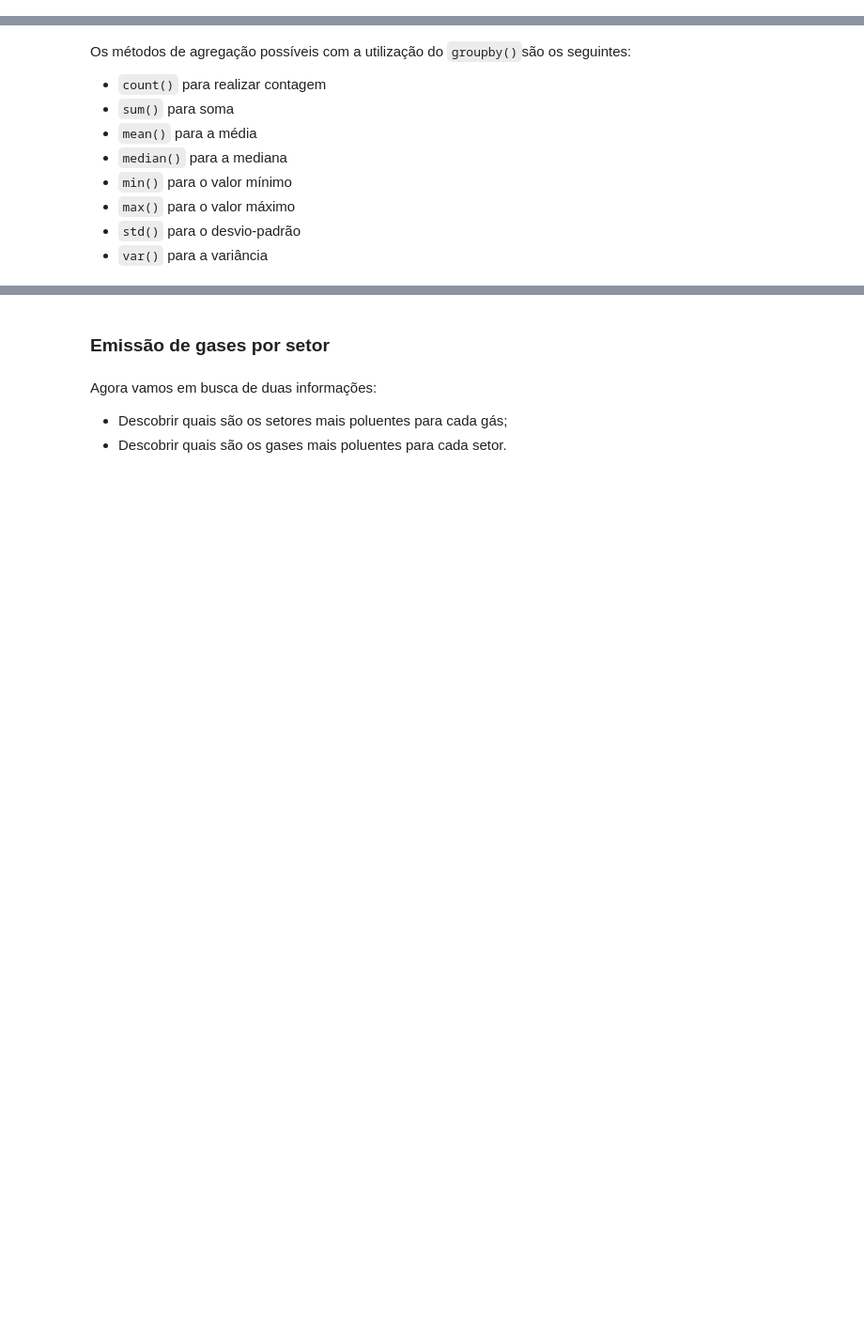
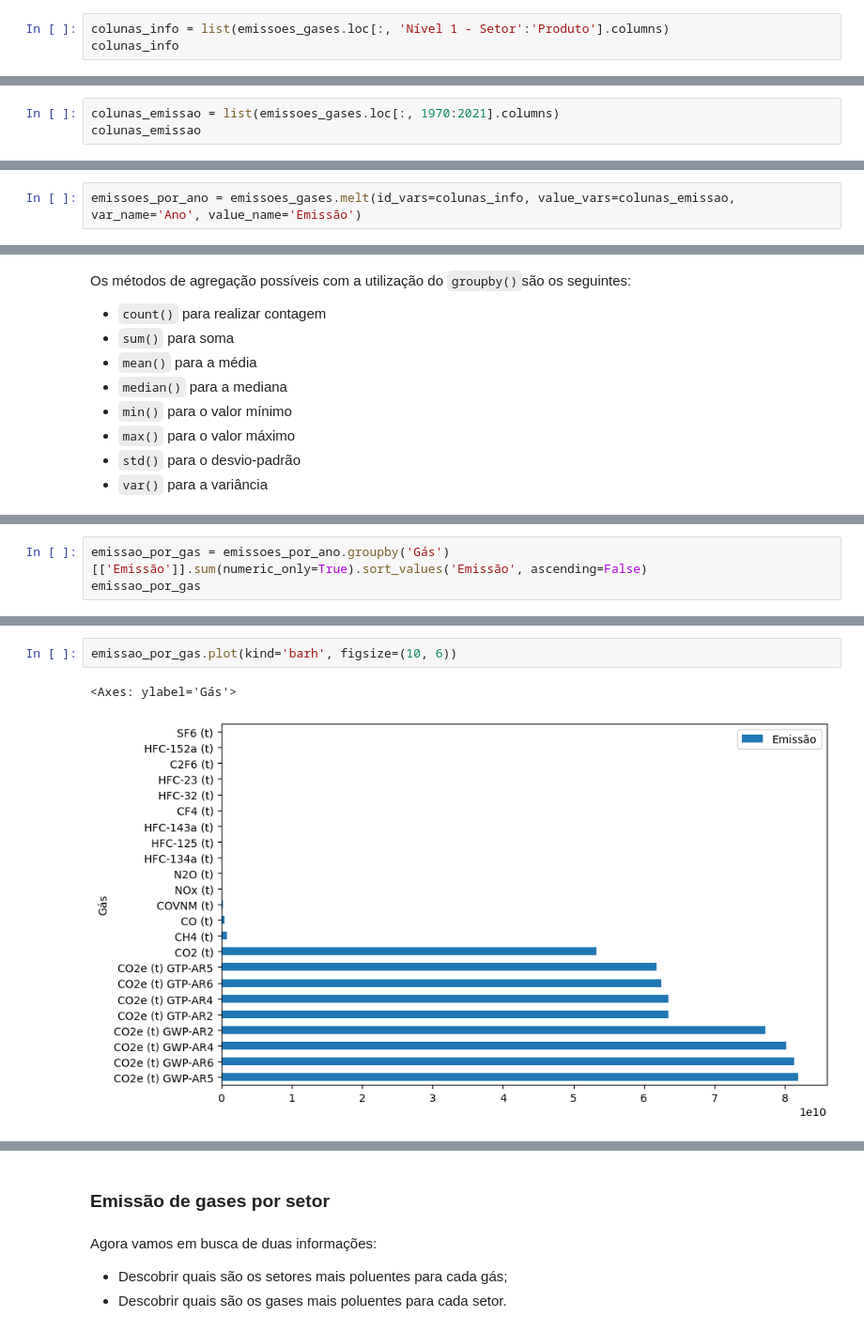
Before and after one commit to Matheus-Pombeiro/pandas_selecao_e_agrupamento, a Jupyter notebook: pandas_selecao_e_agrupamento.ipynb, the cells around one changed output, grey strips where cells are left out. Shown: that part at 94% size. Saved outputs shown, nothing was run; the diff lists cells and outputs as text; blank space fills up the shorter version.

```diff
--- a/pandas_selecao_e_agrupamento.ipynb
+++ b/pandas_selecao_e_agrupamento.ipynb
@@ -216,0 +215,3 @@ Para realizar as agregações nos dados de emissão, é necessário que a base d
+# %%
+colunas_info = list(emissoes_gases.loc[:, 'Nível 1 - Setor':'Produto'].columns)
+colunas_info
@@ -216,0 +238,3 @@ Para realizar as agregações nos dados de emissão, é necessário que a base d
+# %%
+colunas_emissao = list(emissoes_gases.loc[:, 1970:2021].columns)
+colunas_emissao
@@ -219,3 +268,5 @@ Para realizar a transformação do DataFrame, utilizamos o método [`melt()`](ht
+# %%
+emissoes_por_ano = emissoes_gases.melt(id_vars=colunas_info, value_vars=colunas_emissao, var_name='Ano', value_name='Emissão')
 # %% [markdown]
 ### Análise dos gases
 # %% [markdown]
@@ -234,0 +331,3 @@ Os métodos de agregação possíveis com a utilização do `groupby()`são os s
+# %%
+emissao_por_gas = emissoes_por_ano.groupby('Gás')[['Emissão']].sum(numeric_only=True).sort_values('Emissão', ascending=False)
+emissao_por_gas
@@ -234,0 +353,5 @@ Os métodos de agregação possíveis com a utilização do `groupby()`são os s
+# %%
+emissao_por_gas.plot(kind='barh', figsize=(10, 6))
+# %% [output]
+<Axes: ylabel='Gás'>
+[figure, added]
```
Also changed, not shown: parts of 14 cells of this notebook.
